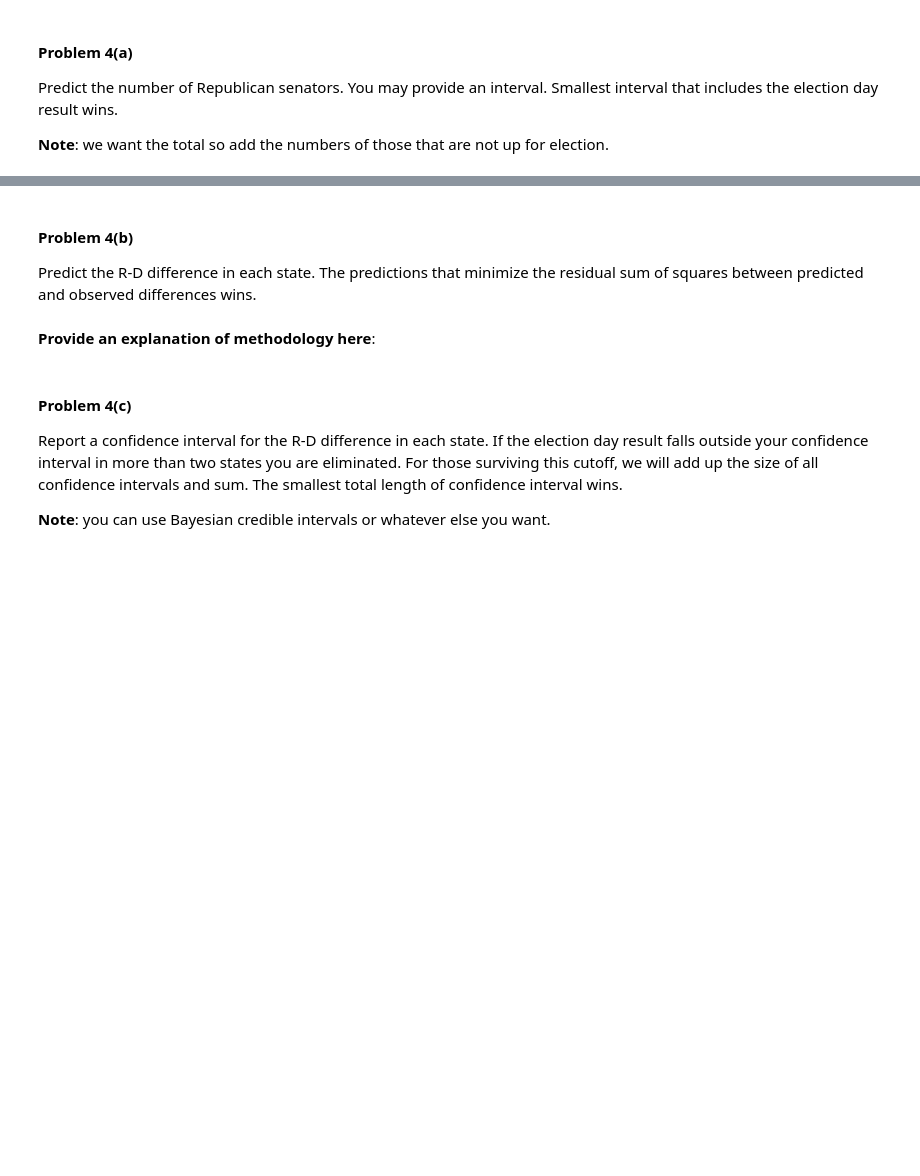
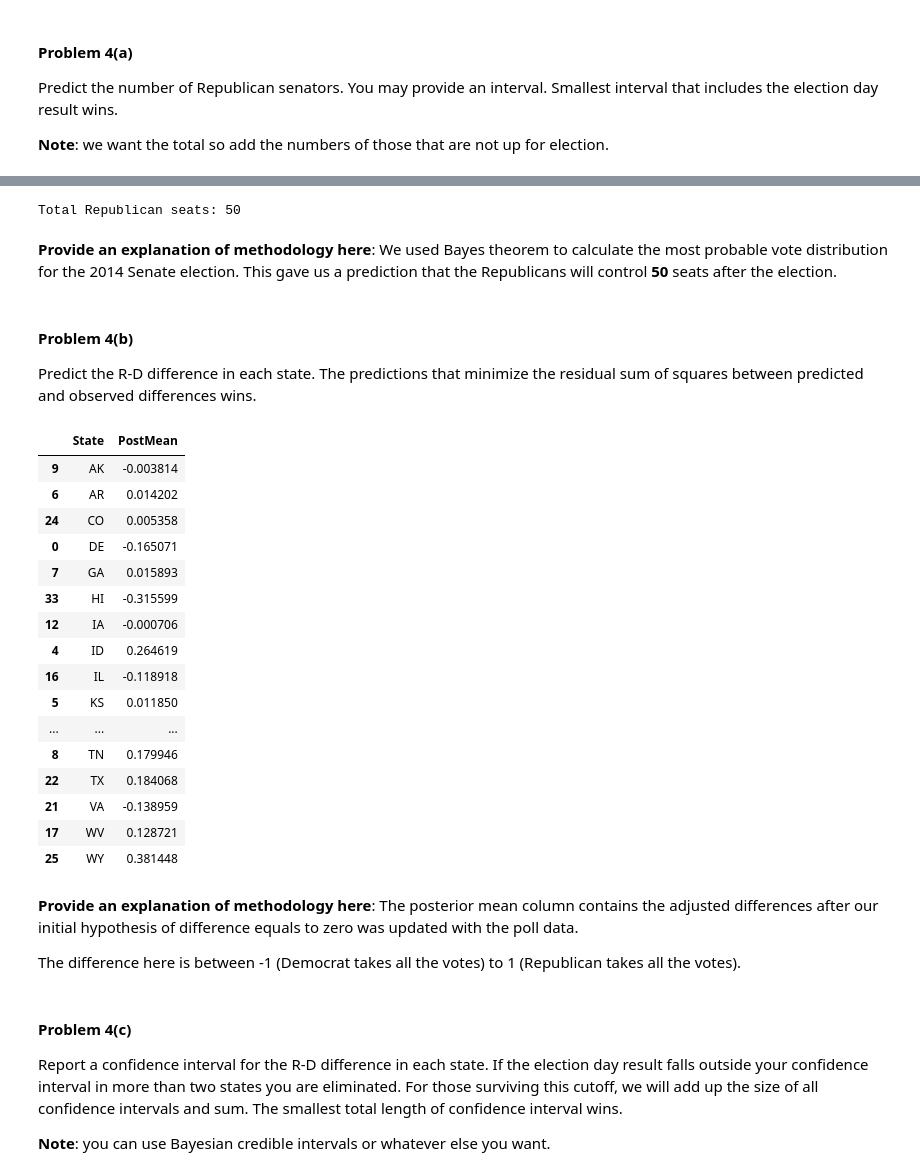
Before and after one commit to dimagalat/CSCI_E-109, a Jupyter notebook: homework/santos_n_hw4/HW4.ipynb, the cells around one changed output, grey strips where cells are left out. Cells and saved outputs as stored; diff of their text form; code cells hidden in the pictures; blank space fills up the shorter version.

```diff
--- a/homework/santos_n_hw4/HW4.ipynb
+++ b/homework/santos_n_hw4/HW4.ipynb
@@ -719,3 +519,12 @@ It should be noted that this model yielded results very different from what I go
+# %%
+# Republican seats not up for reelection.
+not_up = 30
+# Winning republicans.
+print "Total Republican seats:", len(posteriors.query("ProbWin > .5")) + not_up
+# %% [output]
+Total Republican seats: 50
+# %% [markdown]
+**Provide an explanation of methodology here**: We used Bayes theorem to calculate the most probable vote distribution for the 2014 Senate election. This gave us a prediction that the Republicans will control **50** seats after the election.
 # %% [markdown]
 #### Problem 4(b)
 
@@ -725,5 +532,27 @@ Predict the R-D difference in each state. The predictions that minimize the resi
-# %% [markdown]
-**Provide an explanation of methodology here**:
+# %%
+posteriors[["State", "PostMean"]].sort("State")
+# %% [output]
+|  | State | PostMean |
+| 9 | AK | -0.003814 |
+| 6 | AR | 0.014202 |
+| 24 | CO | 0.005358 |
+| 0 | DE | -0.165071 |
+| 7 | GA | 0.015893 |
+| 33 | HI | -0.315599 |
+| 12 | IA | -0.000706 |
+| 4 | ID | 0.264619 |
+| 16 | IL | -0.118918 |
+| 5 | KS | 0.011850 |
+| ... | ... | ... |
+| 8 | TN | 0.179946 |
+| 22 | TX | 0.184068 |
+| 21 | VA | -0.138959 |
+| 17 | WV | 0.128721 |
+| 25 | WY | 0.381448 |
+# %% [markdown]
+**Provide an explanation of methodology here**: The posterior mean column contains the adjusted differences after our initial hypothesis of difference equals to zero was updated with the poll data.
+
+The difference here is between -1 (Democrat takes all the votes) to 1 (Republican takes all the votes).
 # %% [markdown]
 #### Problem 4(c)
 
```
Also changed, not shown: parts of 38 cells of this notebook.
